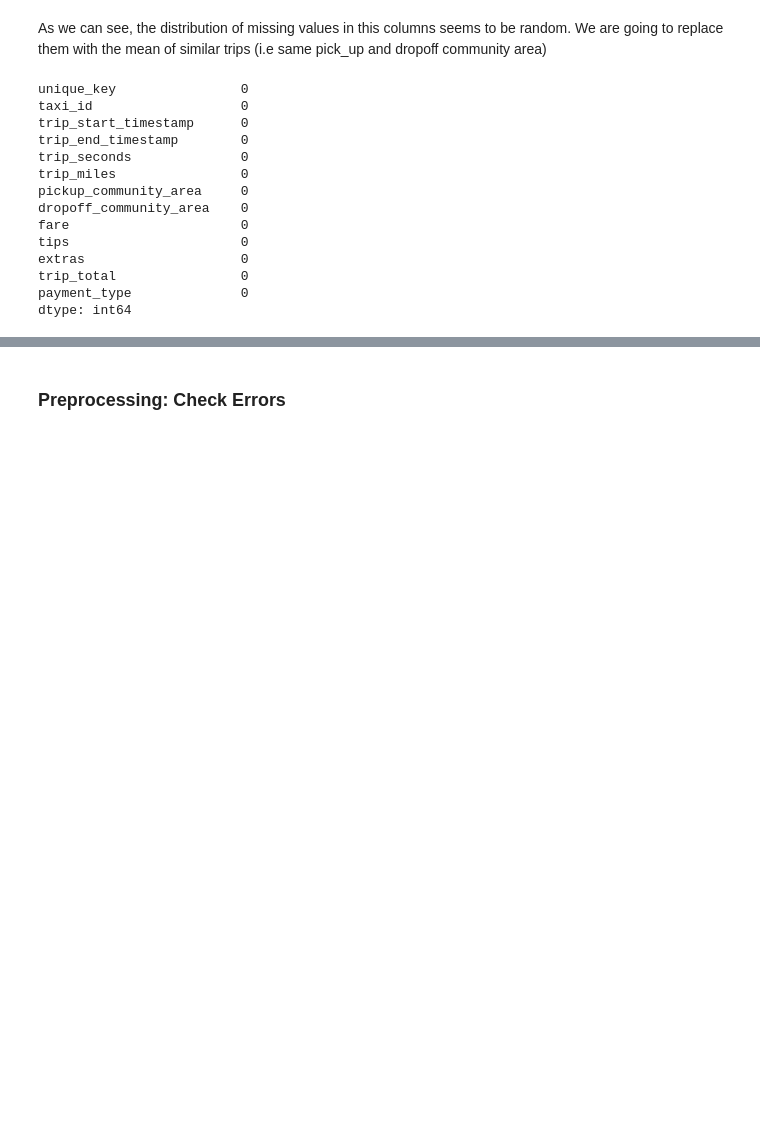
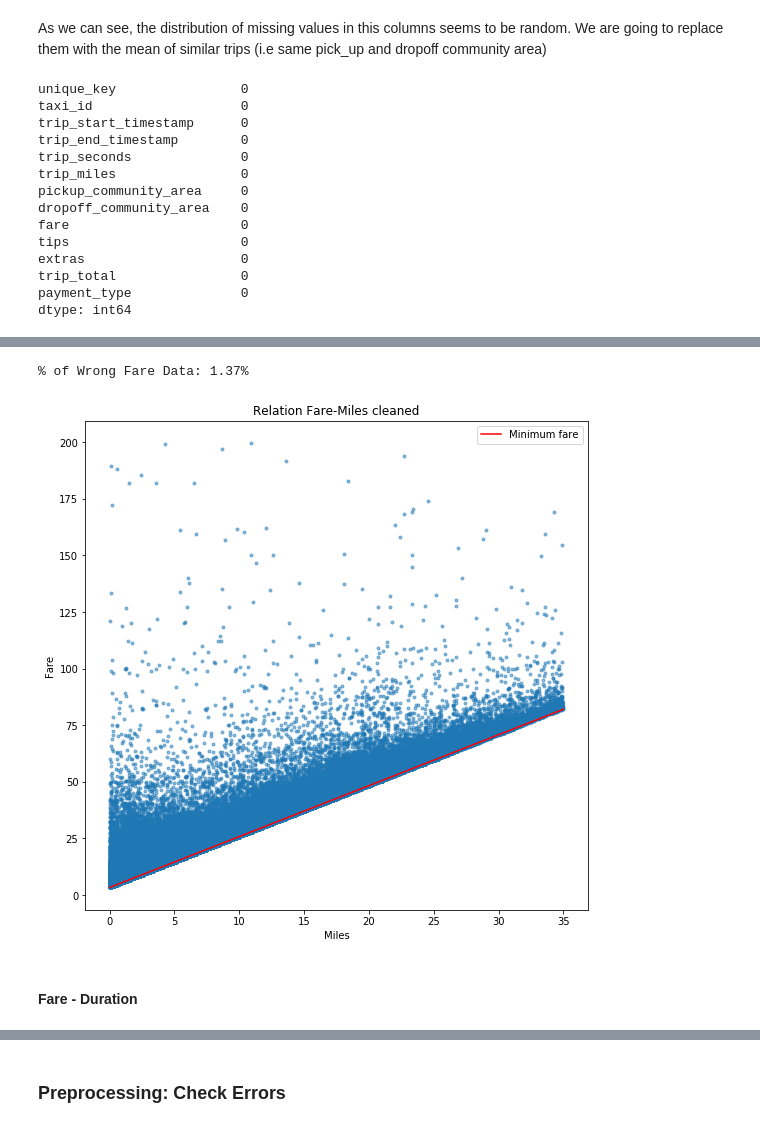
Before and after one commit to alexisgaziello/CSP_MATH_571_taxi_oracle, a Jupyter notebook: src/trips_cleaning.ipynb, the cells around one changed output, grey strips where cells are left out. Drawn from its saved outputs; the diff is of its cells as text; code cells hidden in the pictures; blank space fills up the shorter version.

```diff
--- a/src/trips_cleaning.ipynb
+++ b/src/trips_cleaning.ipynb
@@ -293,0 +370,33 @@ dtype: int64
+# %%
+df = df.loc[
+    # Bigger than min value
+    (df['fare'] >= (df['trip_miles']* 2.25 + 3.25))
+
+    # and
+    &
+
+    #Smaller than max value
+    (df['fare'] <= ((df['trip_miles']* 2.25 + 3.25) + 0.2*df['trip_seconds']))
+]
+# %%
+print("% of Wrong Fare Data erased: {:.2f}%".format(100 * (1-(df.shape[0]/old_df[0]))))
+# %% [output]
+% of Wrong Fare Data: 1.37%
+# %%
+fig, ax = plt.subplots(figsize=(9,9))
+
+df_FareMilesClean = df[(df['fare'] > 0) & (df['fare'] < 200) & (df['trip_miles'] > 0) & (df['trip_miles'] < 35)]
+
+ax.plot(mileFareRel,color='red',label='Minimum fare')
+ax.scatter(df_FareMilesClean['trip_miles'],df_FareMilesClean['fare'], marker='.', alpha=0.5)
+ax.set_title('Relation Fare-Miles cleaned')
+ax.set_ylabel('Fare')
+ax.set_xlabel('Miles')
+ax.legend(loc='upper right')
+
+
+plt.show()
+# %% [output]
+[figure, added]
+# %% [markdown]
+#### Fare - Duration
```
Also changed, not shown: parts of 29 cells of this notebook.
